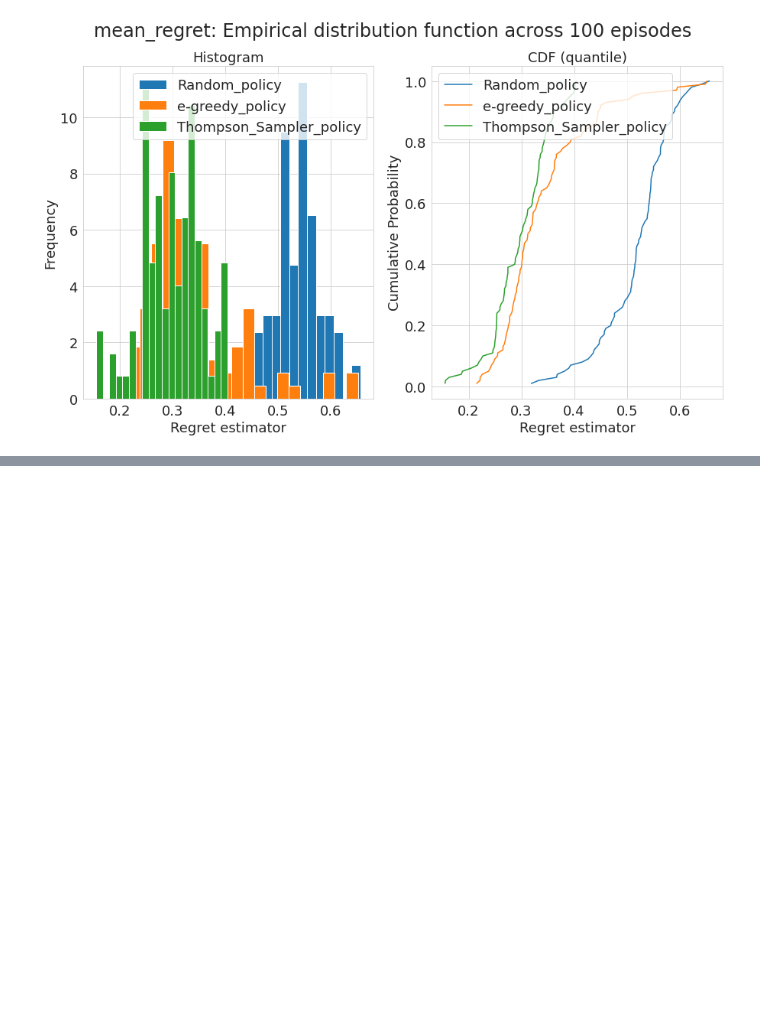
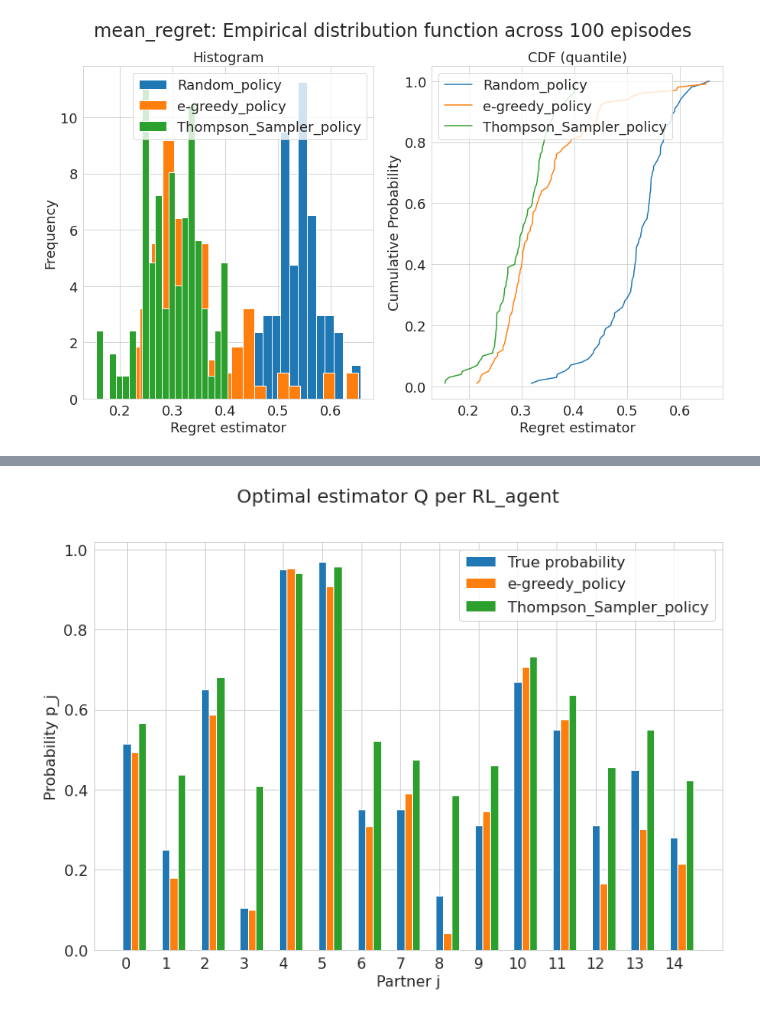
Before and after one commit to tabsa/P2P_market_MAD, a Jupyter notebook: Data_analysis_and_Policy.ipynb, the cells around one changed output, grey strips where cells are left out. Saved outputs shown, nothing was run; the diff lists cells and outputs as text; code cells hidden in the pictures; blank space fills up the shorter version.

```diff
--- a/Data_analysis_and_Policy.ipynb
+++ b/Data_analysis_and_Policy.ipynb
@@ -190,0 +222,21 @@ plt.show()
+# %%
+arm_info = data['simulation']['environment'].offers_info # 2-D array with info per arm (col dim: 0-Energy_j,
+                                                         # 1-price_j, 2-Probability_j)
+true_p_j = arm_info[:,2] # True probability p_j
+poli_distr = data['policy_dist'] # List with Q_arm_j per agent. Each list element is a 3-D array (epi x arms_j x feat)
+ag_id = [1, 2] # List of RL_agents to analyse
+ep_rg = np.arange(90, 100) # See the last 10 episodes
+label = data['agents']['id']
+# Call the plot function
+fig, ax = plot_final_probability(poli_distr, ag_id, ep_rg, true_p_j, label, width=0.2,size=(12,8))
+# Set labels and legend
+ax.set_xlabel(xlabel='Partner j', fontsize=ax_size)
+ax.set_ylabel(ylabel='Probability p_j', fontsize=ax_size)
+ax.tick_params(axis='x', labelsize=ax_size)
+ax.tick_params(axis='y', labelsize=ax_size)
+ax.legend(fontsize=ax_size)
+# Set title
+fig.suptitle('Optimal estimator Q per RL_agent', fontsize=20)
+plt.show()
+# %% [output]
+[figure, added]
```
Also changed, not shown: parts of 10 cells of this notebook.
